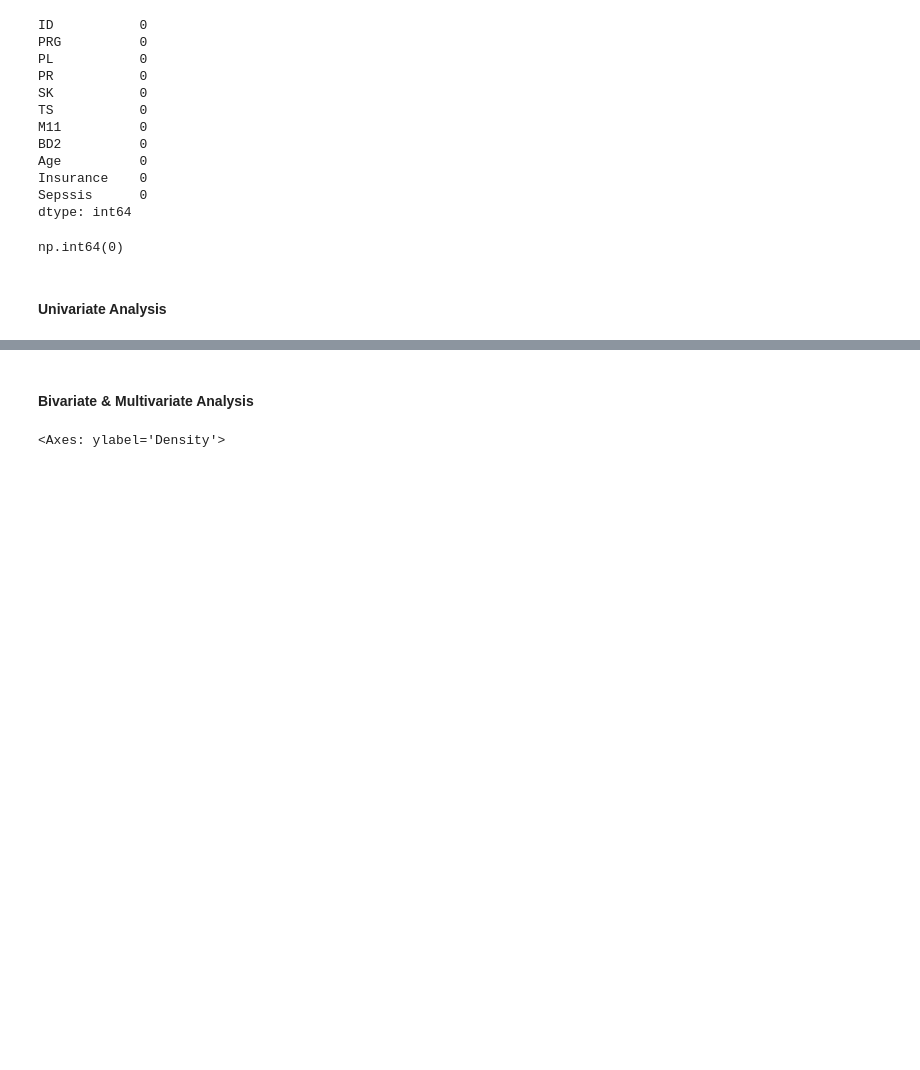
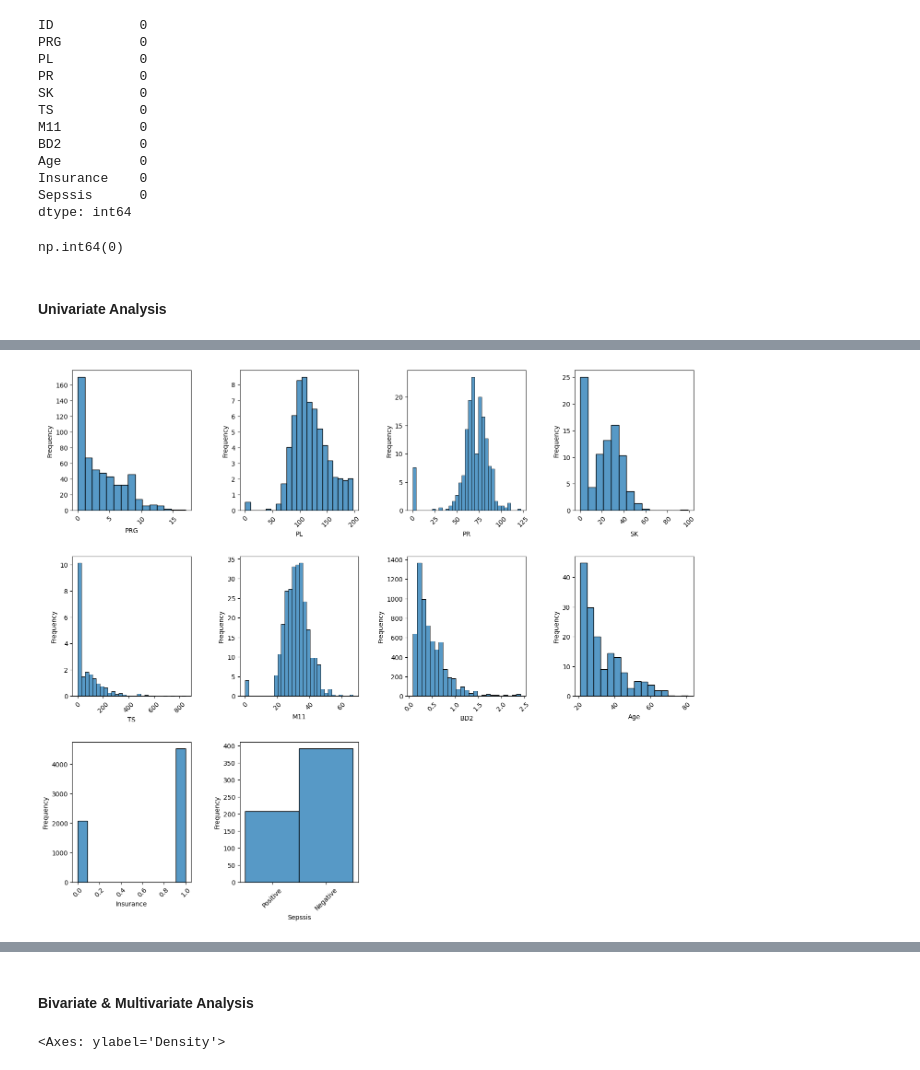
Before and after one commit to damzking/sepsissprediction2, a Jupyter notebook: dev/API_App.ipynb, the cells around one changed output, grey strips where cells are left out. Drawn from its saved outputs; the diff is of its cells as text; code cells hidden in the pictures; blank space fills up the shorter version.

```diff
--- a/dev/API_App.ipynb
+++ b/dev/API_App.ipynb
@@ -145,0 +122,10 @@ for column in pfiles_df_noid.columns:
+# %%
+plt.figure(figsize=(15, 20))
+
+for i, variable in enumerate(pfiles_df_noid):
+    plt.subplot(5,4, i + 1)
+    sns.histplot(pfiles_df,x=pfiles_df[variable], stat='frequency')
+    plt.tight_layout(pad=3)
+    plt.xticks(rotation=45)
+# %% [output]
+[figure, added]
```
Also changed, not shown: parts of 12 cells of this notebook.
